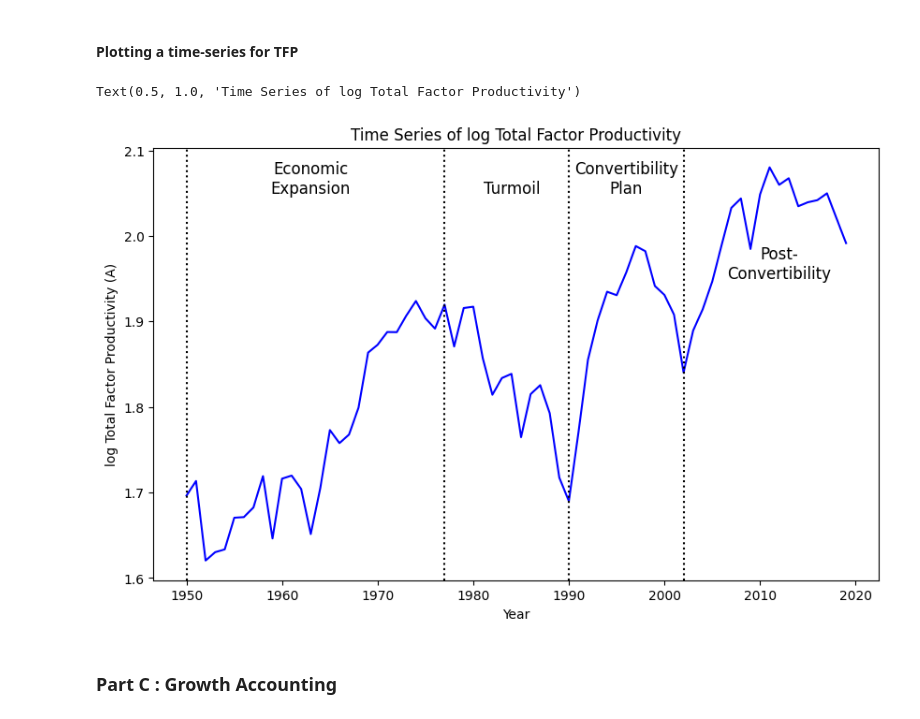
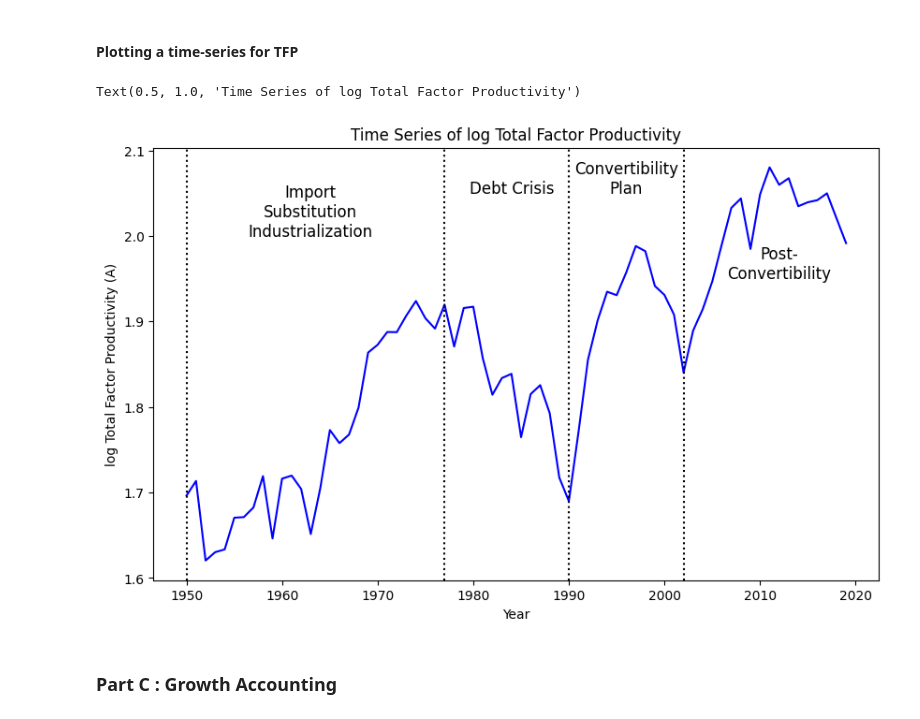
Before and after one commit to andreheeshaojun/EC2B1-Coursework, a Jupyter notebook: Section A/Section-A-Code.ipynb, the cells around one changed output. Saved outputs shown, nothing was run; the diff lists cells and outputs as text; code cells hidden in the pictures.

```diff
--- a/Section A/Section-A-Code.ipynb
+++ b/Section A/Section-A-Code.ipynb
@@ -514,30 +514,30 @@ filtered_df
 # %%
 # Express the TFP as a value relative to the first year where 1950 is 100
 # filtered_df['A (TFP) Relative'] = 100 * filtered_df['A (TFP)'] / filtered_df.loc[filtered_df['Year'].dt.year == 1960, 'A (TFP)'].values[0]
 
 # Create a time-series graph plotting the TFP over time
 plt.figure(figsize=(10, 6))
 plt.plot(filtered_df['Year'], filtered_df['log A (Total Factor Productivity)'], color='blue', linestyle='-')
 
 # Add vertical dotted lines using datetime
 plt.axvline(x=datetime(1950, 1, 1), color='black', linestyle='dotted')
 plt.axvline(x=datetime(1977, 1, 1), color='black', linestyle='dotted')
 plt.axvline(x=datetime(1990, 1, 1), color='black', linestyle='dotted')
 plt.axvline(x=datetime(2002, 1, 1), color='black', linestyle='dotted')
 
 # Add annotations for the periods
-plt.annotate('Economic\nExpansion', xy=(datetime(1963, 1, 1), 2.05), ha='center', color='black', fontsize=12)
-plt.annotate('Turmoil', xy=(datetime(1984, 1, 1), 2.05), ha='center', color='black', fontsize=12)
+plt.annotate('Import\nSubstitution\nIndustrialization', xy=(datetime(1963, 1, 1), 2.0), ha='center', color='black', fontsize=12)
+plt.annotate('Debt Crisis', xy=(datetime(1984, 1, 1), 2.05), ha='center', color='black', fontsize=12)
 plt.annotate('Convertibility\nPlan', xy=(datetime(1996, 1, 1), 2.05), ha='center', color='black', fontsize=12)
 plt.annotate('Post-\nConvertibility', xy=(datetime(2012, 1, 1), 1.95), ha='center', color='black', fontsize=12)
 
 
 plt.xlabel('Year')
 plt.ylabel('log Total Factor Productivity (A)')
 plt.title('Time Series of log Total Factor Productivity')
 # %% [output]
 Text(0.5, 1.0, 'Time Series of log Total Factor Productivity')
-[figure, old version]
+[figure, new version]
 # %% [markdown]
 ### Part C : Growth Accounting
 # %%
```
Also changed, not shown: parts of 2 cells of this notebook.
